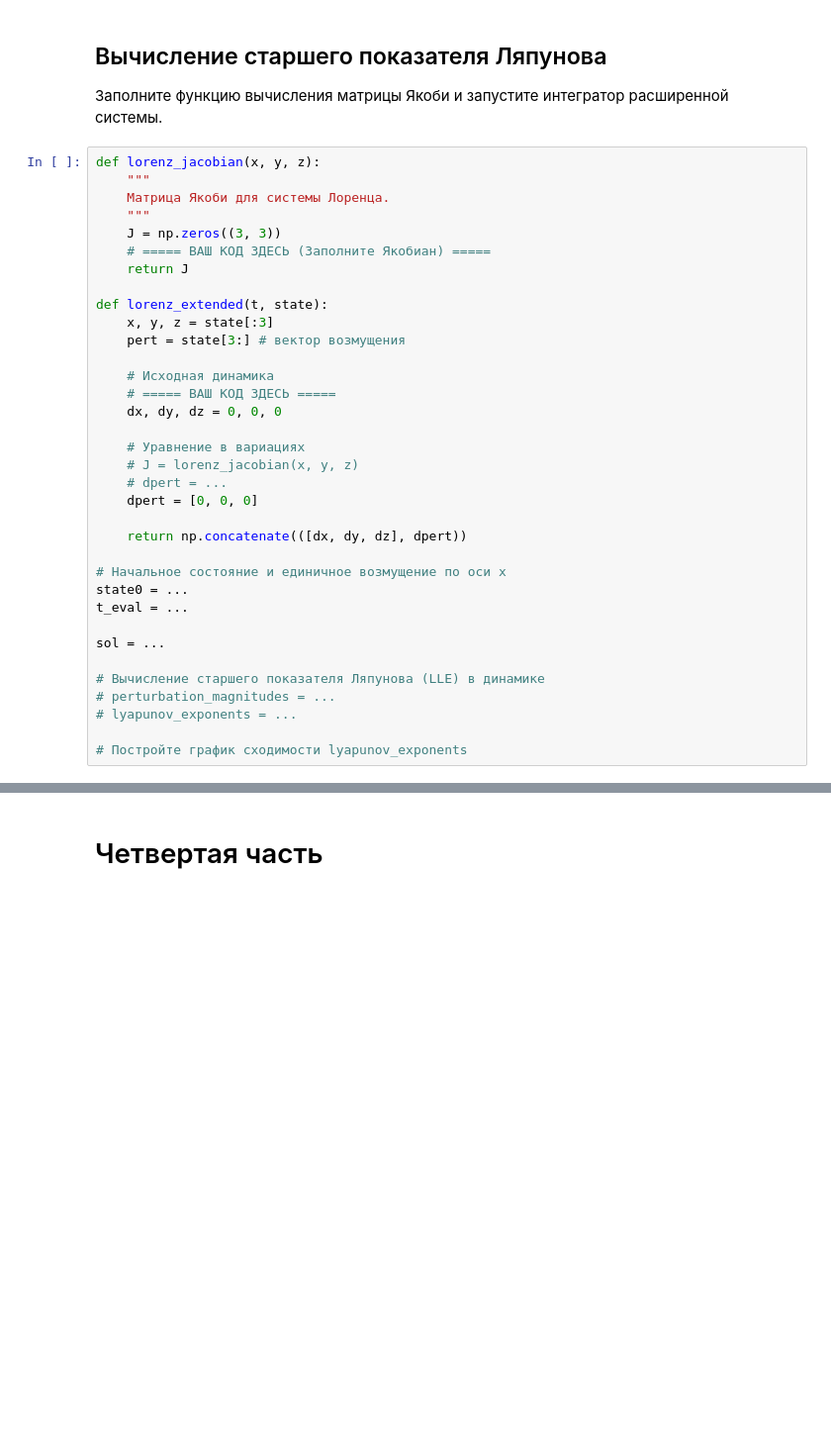
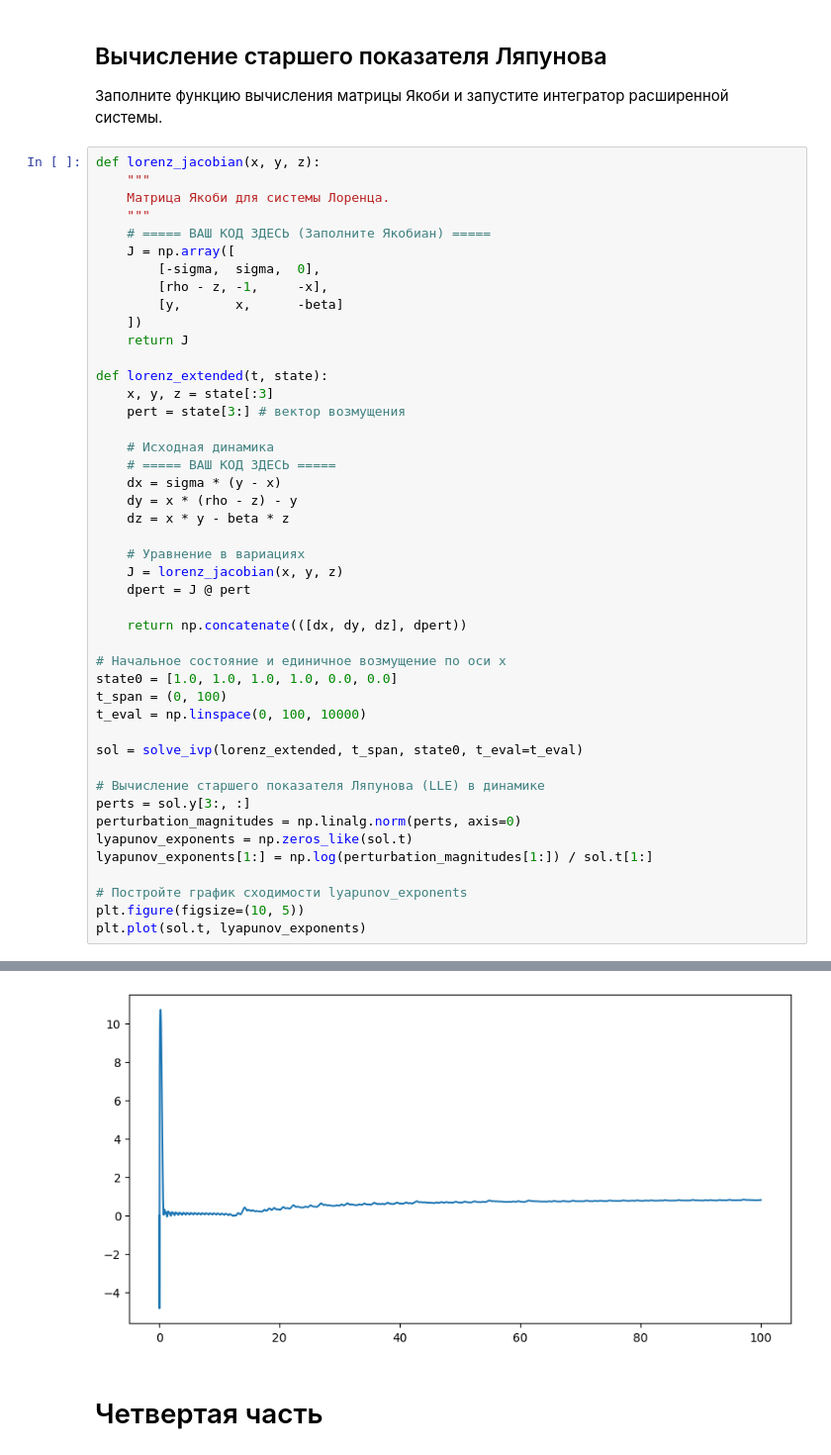
Before and after one commit to Vifiel/chaos, a Jupyter notebook: lab_de_chaos_crypto.ipynb, the cells around one changed output, grey strips where cells are left out. Shown at 99% size. Saved outputs shown, nothing was run; the diff lists cells and outputs as text; blank space fills up the shorter version.

```diff
--- a/lab_de_chaos_crypto.ipynb
+++ b/lab_de_chaos_crypto.ipynb
@@ -347,8 +342,12 @@ def lorenz_jacobian(x, y, z):
     """
     Матрица Якоби для системы Лоренца.
     """
-    J = np.zeros((3, 3))
     # ===== ВАШ КОД ЗДЕСЬ (Заполните Якобиан) =====
+    J = np.array([
+        [-sigma,  sigma,  0],
+        [rho - z, -1,     -x],
+        [y,       x,      -beta]
+    ])
     return J
 
 def lorenz_extended(t, state):
@@ -357,23 +356,30 @@ def lorenz_extended(t, state):
 
     # Исходная динамика
     # ===== ВАШ КОД ЗДЕСЬ =====
-    dx, dy, dz = 0, 0, 0
+    dx = sigma * (y - x)
+    dy = x * (rho - z) - y
+    dz = x * y - beta * z
 
     # Уравнение в вариациях
-    # J = lorenz_jacobian(x, y, z)
-    # dpert = ...
-    dpert = [0, 0, 0]
+    J = lorenz_jacobian(x, y, z)
+    dpert = J @ pert
 
     return np.concatenate(([dx, dy, dz], dpert))
 
 # Начальное состояние и единичное возмущение по оси x
-state0 = ...
-t_eval = ...
+state0 = [1.0, 1.0, 1.0, 1.0, 0.0, 0.0]
+t_span = (0, 100)
+t_eval = np.linspace(0, 100, 10000)
 
-sol = ...
+sol = solve_ivp(lorenz_extended, t_span, state0, t_eval=t_eval)
 
 # Вычисление старшего показателя Ляпунова (LLE) в динамике
-# perturbation_magnitudes = ...
-# lyapunov_exponents = ...
+perts = sol.y[3:, :]
+perturbation_magnitudes = np.linalg.norm(perts, axis=0)
+lyapunov_exponents = np.zeros_like(sol.t)
+lyapunov_exponents[1:] = np.log(perturbation_magnitudes[1:]) / sol.t[1:]
 
 # Постройте график сходимости lyapunov_exponents
+plt.figure(figsize=(10, 5))
+plt.plot(sol.t, lyapunov_exponents)
+# %% [output]
@@ -380,3 +387,4 @@ sol = ...
+[figure, added]
 # %% [markdown]
 # Четвертая часть
 # %% [markdown]
```
Also changed, not shown: parts of 6 cells of this notebook, 1 other file.
